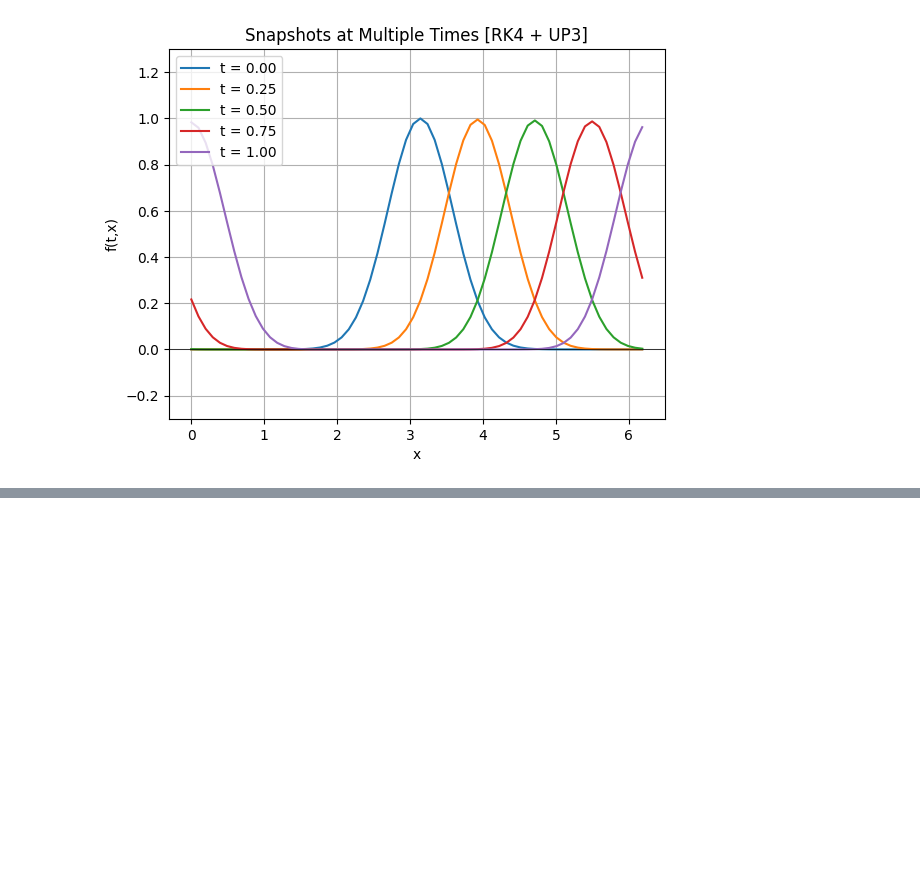
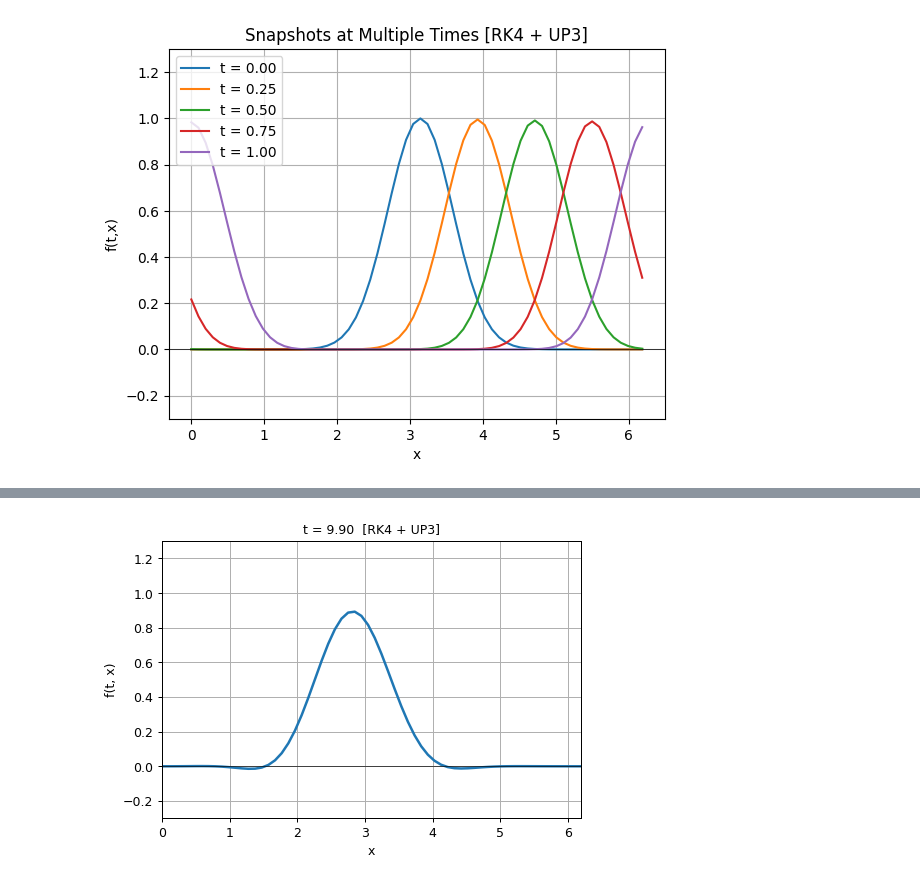
Before and after one commit to smaeyama/lec_SOKENDAI_Simulation_Science, a Jupyter notebook: fss2025/lec04_linear_advec/lec04_linear_advec.ipynb, the cells around one changed output, grey strips where cells are left out. Saved outputs shown, nothing was run; the diff lists cells and outputs as text; code cells hidden in the pictures; blank space fills up the shorter version.

```diff
--- a/fss2025/lec04_linear_advec/lec04_linear_advec.ipynb
+++ b/fss2025/lec04_linear_advec/lec04_linear_advec.ipynb
@@ -138,27 +234,27 @@ plt.show()
 [figure]
 # %%
 # --- Animation ---
-fig, ax = plt.subplots(figsize=(6,4))
+fig, ax = plt.subplots(figsize=(6, 4), dpi=90)
 line, = ax.plot([], [], lw=2)
+title = ax.text(0.5, 1.02, "", transform=ax.transAxes, ha="center", va="bottom")
 ax.set_xlim(x[0], x[-1])
 ax.set_ylim(-0.3, 1.3)
-ax.axhline(0, lw=0.5, c="k")
+ax.axhline(0.0, lw=0.5, c="k")
 ax.set_xlabel("x")
-ax.set_ylabel("f(t,x)")
+ax.set_ylabel("f(t, x)")
 ax.grid(True)
 
 def init():
     line.set_data([], [])
-    return line,
-
+    title.set_text("")
+    return line, title
 def update(i):
     line.set_data(x, f_all[i])
-    ax.set_title(f"t = {t_all[i]:.2f} [{title_tag}]")
-    return line,
+    title.set_text(f"t = {t_all[i]:.2f}  [{title_tag}]")
+    return line, title
 
-ani = FuncAnimation(fig, update, frames=range(0, len(t_all), 10), init_func=init,
-                    blit=True, interval=50)
-ani.save("advection_anim.mp4", writer="ffmpeg", fps=10)
-plt.close(fig)
-
-Video("advection_anim.mp4", embed=True)
+ani = FuncAnimation(fig, update,
+                    frames=list(range(0, len(t_all), 10)),
+                    interval=50, blit=True, init_func=init)
+HTML(ani.to_jshtml())
+# %% [output]
@@ -164,0 +262 @@ Video("advection_anim.mp4", embed=True)
+[figure, added]
```
Also changed, not shown: parts of 4 cells of this notebook.
